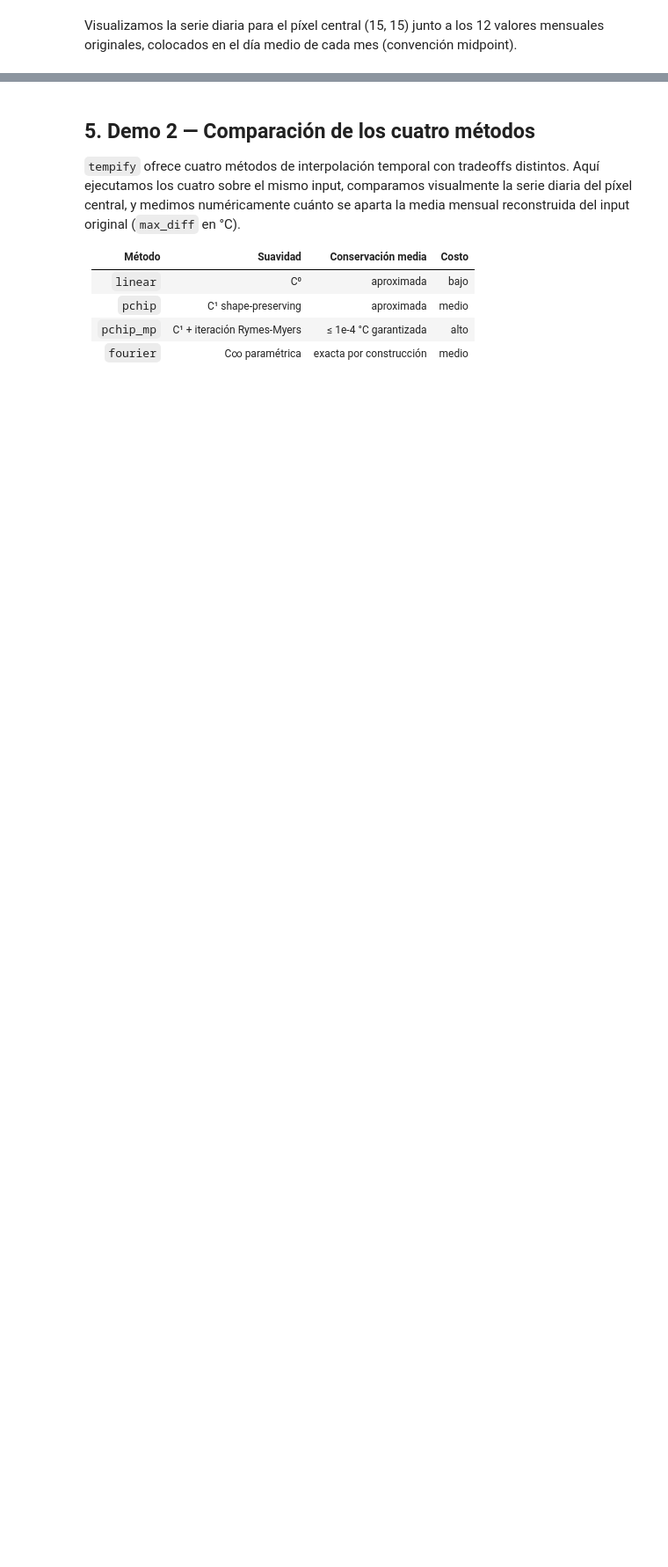
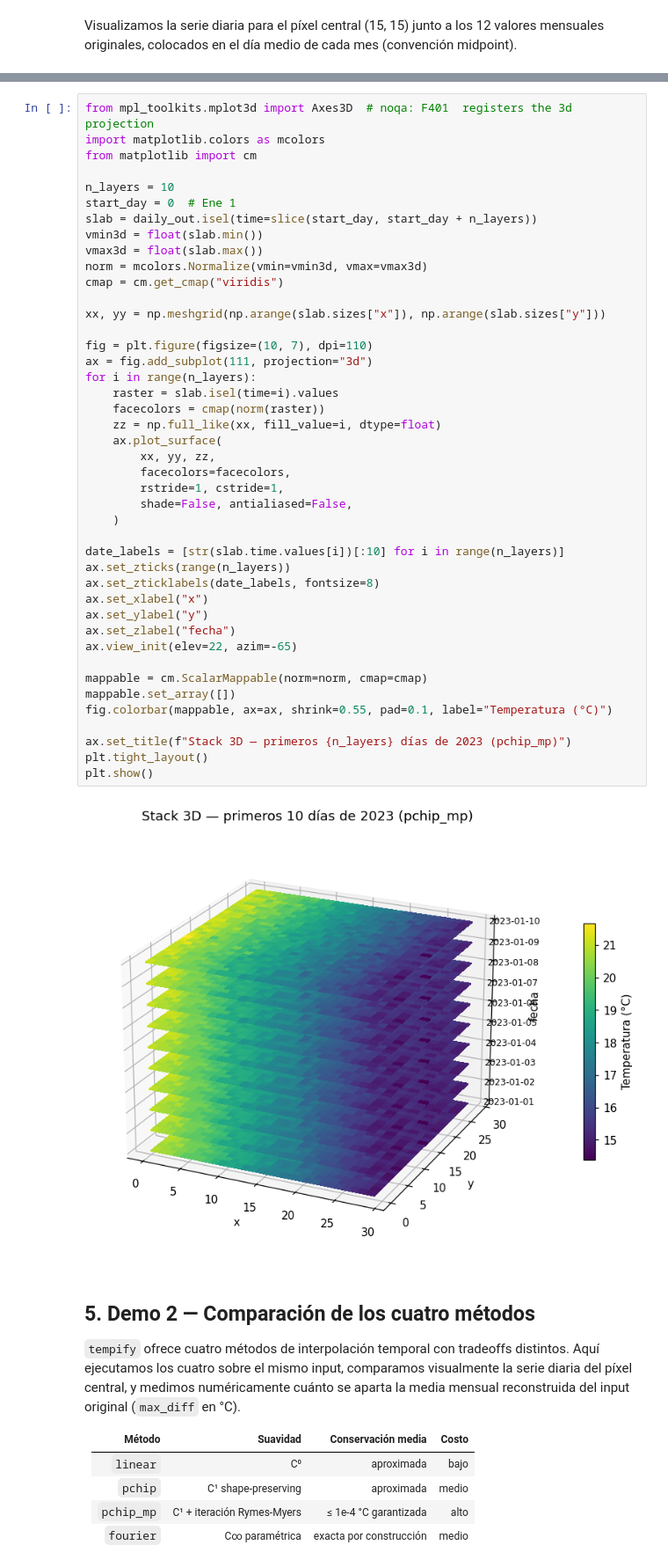
Before and after one commit to djwillichile/tempify, a Jupyter notebook: docs/tutorials/01-getting-started.ipynb, the cells around one changed output, grey strips where cells are left out. Shown at 88% size. Cells and saved outputs as stored; diff of their text form; blank space fills up the shorter version.

```diff
--- a/docs/tutorials/01-getting-started.ipynb
+++ b/docs/tutorials/01-getting-started.ipynb
@@ -244,3 +298,48 @@ plt.show()
+# %%
+from mpl_toolkits.mplot3d import Axes3D  # noqa: F401  registers the 3d projection
+import matplotlib.colors as mcolors
+from matplotlib import cm
+
+n_layers = 10
+start_day = 0  # Ene 1
+slab = daily_out.isel(time=slice(start_day, start_day + n_layers))
+vmin3d = float(slab.min())
+vmax3d = float(slab.max())
+norm = mcolors.Normalize(vmin=vmin3d, vmax=vmax3d)
+cmap = cm.get_cmap("viridis")
+
+xx, yy = np.meshgrid(np.arange(slab.sizes["x"]), np.arange(slab.sizes["y"]))
+
+fig = plt.figure(figsize=(10, 7), dpi=110)
+ax = fig.add_subplot(111, projection="3d")
+for i in range(n_layers):
+    raster = slab.isel(time=i).values
+    facecolors = cmap(norm(raster))
+    zz = np.full_like(xx, fill_value=i, dtype=float)
+    ax.plot_surface(
+        xx, yy, zz,
+        facecolors=facecolors,
+        rstride=1, cstride=1,
+        shade=False, antialiased=False,
+    )
+
+date_labels = [str(slab.time.values[i])[:10] for i in range(n_layers)]
+ax.set_zticks(range(n_layers))
+ax.set_zticklabels(date_labels, fontsize=8)
+ax.set_xlabel("x")
+ax.set_ylabel("y")
+ax.set_zlabel("fecha")
+ax.view_init(elev=22, azim=-65)
+
+mappable = cm.ScalarMappable(norm=norm, cmap=cmap)
+mappable.set_array([])
+fig.colorbar(mappable, ax=ax, shrink=0.55, pad=0.1, label="Temperatura (°C)")
+
+ax.set_title(f"Stack 3D — primeros {n_layers} días de 2023 (pchip_mp)")
+plt.tight_layout()
+plt.show()
+# %% [output]
+[figure, added]
 # %% [markdown]
 ## 5. Demo 2 — Comparación de los cuatro métodos
 
```
Also changed, not shown: parts of 12 cells of this notebook.
